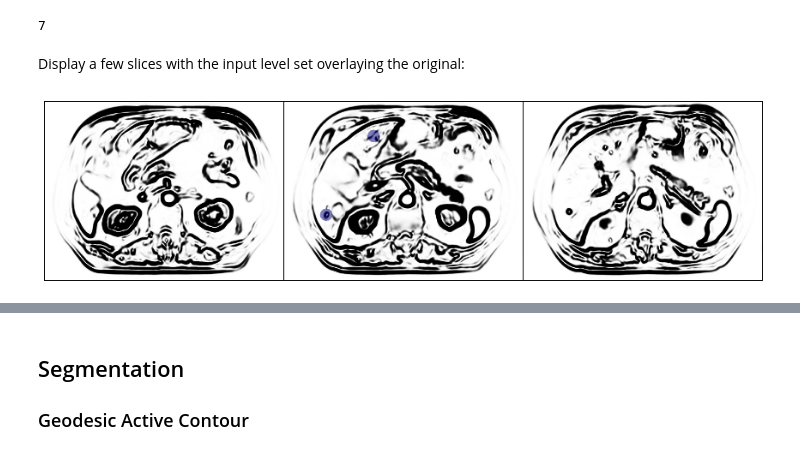
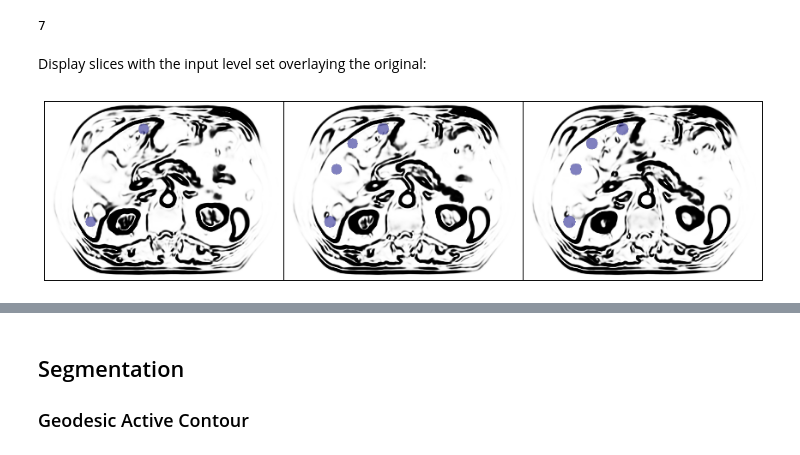
Before and after one commit to jon-young/medicalimage, a Jupyter notebook: Liver Segmentation 3D.ipynb, the cells around one changed output, grey strips where cells are left out. Cells and saved outputs as stored; diff of their text form; code cells hidden in the pictures.

```diff
--- a/Liver Segmentation 3D.ipynb
+++ b/Liver Segmentation 3D.ipynb
@@ -238,8 +238,8 @@ fig.canvas.mpl_connect('button_press_event', tracker.onclick)
 # call function to create input level set from the coordinates chosen above by user
 initImg = input_level_set_click(imgSigmoid, tracker.ind2coord)
 # %% [markdown]
-Display a few slices with the input level set overlaying the original:
+Display slices with the input level set overlaying the original:
 # %%
-tile_slices(imgSigmoid, [0, 5, 9], initImg)
+tile_slices(imgSigmoid, [4, 5, 6], initImg)
 # %% [output]
-[figure, old version]
+[figure, new version]
```
Also changed, not shown: parts of 11 cells of this notebook.
